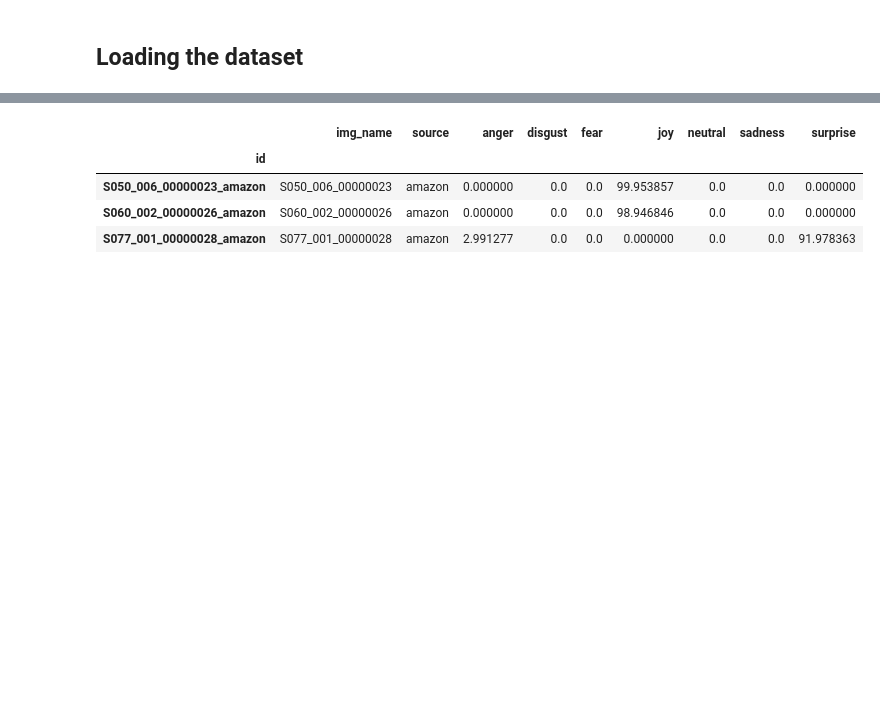
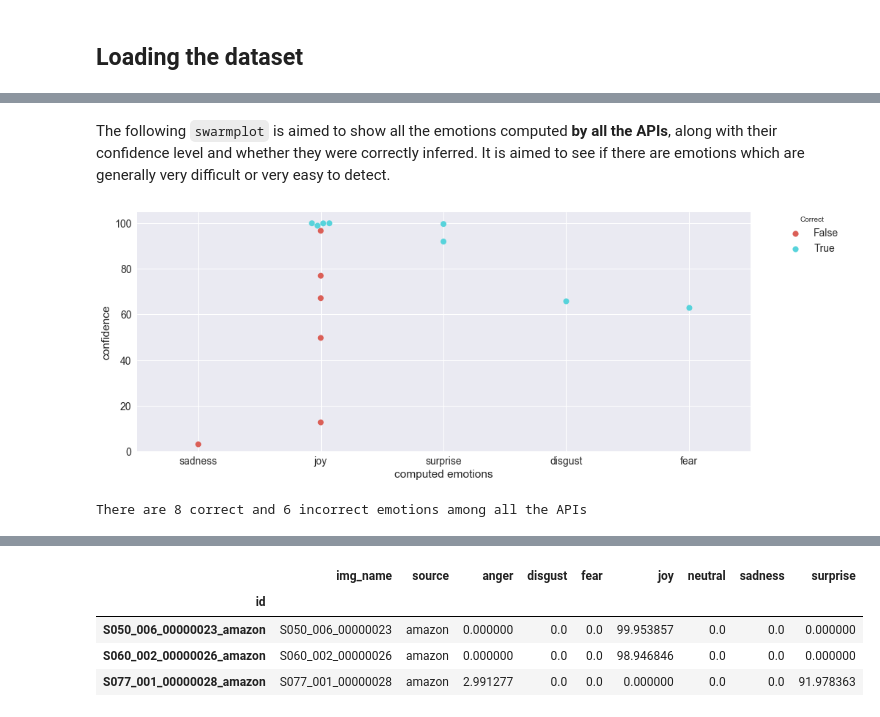
Before and after one commit to tonca/emotion_recognition, a Jupyter notebook: notebooks/API_testing.ipynb, the cells around one changed output, grey strips where cells are left out. Drawn from its saved outputs; the diff is of its cells as text; code cells hidden in the pictures; blank space fills up the shorter version.

```diff
--- a/notebooks/API_testing.ipynb
+++ b/notebooks/API_testing.ipynb
@@ -364,0 +236,23 @@ plt.subplots_adjust(wspace=.5, hspace=.5)
+# %%
+# BUILD THE DATAFRAME
+# function to find the maximum confidence level value and it's associated emotion
+def find_index(x):
+    m = x.max()
+    i = x.tolist().index(m)
+    return x.index[i], m
+
+# initialize dataframe
+compare_df = pd.DataFrame(columns=['img_name', 'source'], index=df.index)
+compare_df.img_name = df.img_name
+compare_df.source = df.source
+
+# add column relative to the emotion "computed" by the API and its confidence level
+compare_df['computed'], compare_df['confidence'] = zip(*df.iloc[:, 3:].apply(find_index, axis=1))
+
+# add the column relative to the real emotion, as found on the labeled dataset
+compare_df = compare_df.join(label_df, on='img_name')
+compare_df.rename(columns={'emotion':'real'}, inplace=True)
+
+# add the column that tracks whether computed and emotion are equal
+compare_df['correct'] = compare_df.computed == compare_df.real
+compare_df
@@ -364,0 +305,19 @@ plt.subplots_adjust(wspace=.5, hspace=.5)
+# %% [markdown]
+The following `swarmplot` is aimed to show all the emotions computed **by all the APIs**, along with their confidence level and whether they were correctly inferred. It is aimed to see if there are emotions which are generally very difficult or very easy to detect.
+# %%
+fig, axes = plt.subplots(1, 1, figsize=(15, 6))
+# generate the swarmplot, colorize depending on whether the emotions were correctly inferred
+_ = sns.swarmplot(x='computed', y='confidence', hue='correct', palette='hls', size=8, data=compare_df)
+_.grid(True)
+_.set_ylim(0, 105)
+_.set_xlabel('computed emotions')
+__ = _.legend(bbox_to_anchor=(1.05, 1), loc=2, borderaxespad=0., title='Correct')
+# %% [output]
+[figure, added]
+# %%
+# count nr of correctly inferred emotions
+correct = compare_df.loc[compare_df.correct == True].shape[0]
+incorrect = compare_df.shape[0] - correct
+print('There are {} correct and {} incorrect emotions among all the APIs'.format(correct, incorrect))
+# %% [output]
+There are 8 correct and 6 incorrect emotions among all the APIs
```
Also changed, not shown: parts of 47 cells of this notebook, 1 other file.
